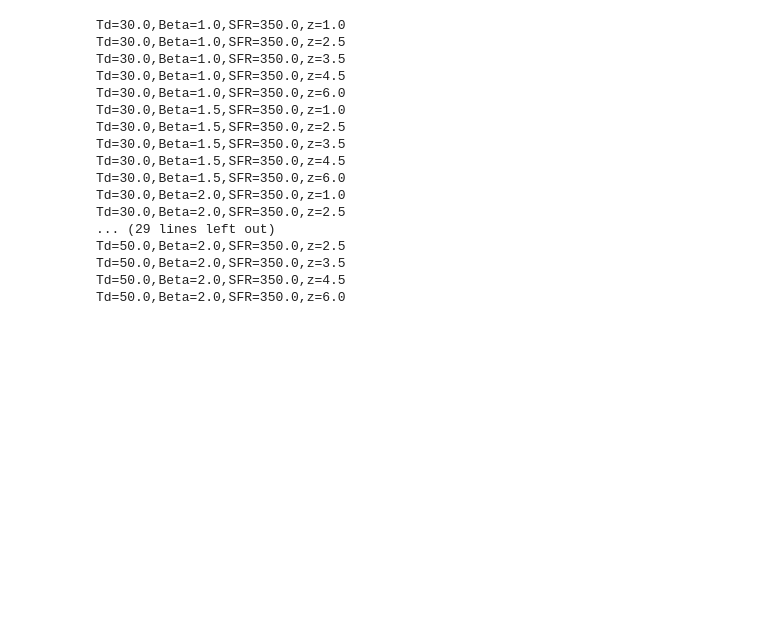
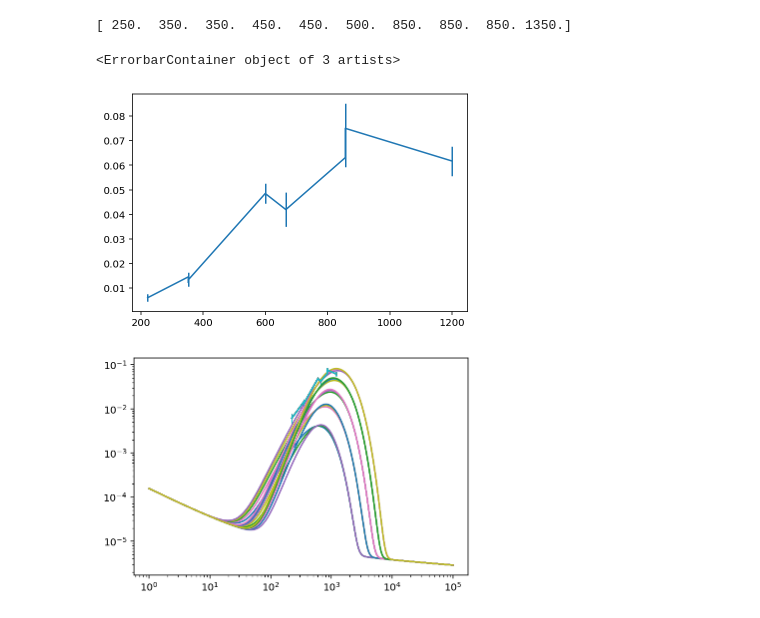
Before and after one commit to MalteBrinch/syntheticSED, a Jupyter notebook: SampleSED.ipynb, the cells around one changed output. Drawn from its saved outputs; the diff is of its cells as text; code cells hidden in the pictures; blank space fills up the shorter version.

```diff
--- a/SampleSED.ipynb
+++ b/SampleSED.ipynb
@@ -56,37 +56,61 @@ params = {'backend': 'ps',
 
 
 matplotlib.rcParams.update(params)
+# %%
+#data from SMMJ14011+0252
+z_SMM=2.56
+
+wav=np.array([250.,350.,350.,450.,450.,500.,850.,850.,850.,1350.])
+print(wav)
+wav=(1.E-9*3.E8/(wav*1.E-6))#*u.GHz
+flx=np.array([61.7,75.,63.1,42.,41.9,48.5,13.4,12.3,14.6,6.1])
+flx=flx/(10**3)
+flx_err=np.array([6.,10.,3.8,7.0,6.9,4.0,1.4,1.7,1.8,1.5])
+flx_err=flx_err/(10**3)
+#print(len(flx))
+plt.errorbar(wav,flx,flx_err)
+# %% [output]
+[ 250.  350.  350.  450.  450.  500.  850.  850.  850. 1350.]
+<ErrorbarContainer object of 3 artists>
+[figure, added]
 # %%
-#@title Generate SED Fluxes { form-width: "20%" }
-
-
-
 # Which wavelengths should be sampled?
 
 lmd_o = np.array([250.,350.,450.,500.,850.,1100.]) # Wavelenghts [um]
 
 # Generate SED model
 
-Td = [30.,40.,50.] #dust temperature [K]
+Td = [30.,40.,50.,60.,70.] #dust temperature [K]
 
 B = [1.,1.5,2.]# Beta value/slope
 
-SFR = 350. # should be fixed - this might be an ok value. [M_sun/yr]
+SFR = 1550. # should be fixed - this might be an ok value. [M_sun/yr]
 
-z = [1.,2.5,3.5,4.5,6.] # here we need an array
+z = [2.56]#[1.,2.5,3.5,4.5,6.] # here we need an array
 
+z_save=[None]*np.size(Td)*np.size(B)*np.size(SFR)*np.size(z)
+Td_save=[None]*np.size(Td)*np.size(B)*np.size(SFR)*np.size(z)
+B_save=[None]*np.size(Td)*np.size(B)*np.size(SFR)*np.size(z)
 save_name=[None]*np.size(Td)*np.size(B)*np.size(SFR)*np.size(z)
 g=0
 
 for k in range(0,len(Td)):
     for q in range(0,len(B)):
         for w in range(0,len(z)):
+            z_save[g]=z[w]
+            Td_save[g]=Td[k]
+            B_save[g]=B[q]
             frq_o, frq_r, flux_radio, flux_mm, flux = get_mBB_thick_radio(z=z[w], SFR=SFR, Td=Td[k], beta=B[q]) # Can probably discard this line
-
+            #print(max(flux_mm))
+            plt.plot(frq_o,flux)
+            plt.errorbar(wav,flx,flx_err)
+            plt.xscale("log")
+            plt.yscale("log")
+            #exit()
             # Get fluxes at sampled wavelengths
             flux_lmd_o = get_flux_from_sed(frq_o, flux, (1.E-9*3.E8/(lmd_o*1.E-6))*u.GHz)
             flux_lmd_o = flux_lmd_o*1.E3 # [mJy]
-
+            #print(flux_lmd_o)
             #Get rms noise and flux uncertainty
             rms_noise = flux_lmd_o*0.15 #scale of the noise is the same as the error. 15% of true value
             eflux_lmd_o = rms_noise # Uncertainty
@@ -101,7 +125,7 @@ for k in range(0,len(Td)):
             path = "C:/Users/blue/Desktop/Python/SynthSED"
             #file name gives info about SED
             name_of_file = "Td="+str(Td[k])+","+"Beta="+str(B[q])+","+"SFR="+str(SFR)+","+"z="+str(z[w])
-            print(name_of_file)
+            #print(name_of_file)
             save_name[g]=name_of_file
             g=g+1
             completeName = os.path.join(path, name_of_file+".txt")
@@ -114,20 +138,4 @@ for k in range(0,len(Td)):
 
             f.close()
 # %% [output]
-Td=30.0,Beta=1.0,SFR=350.0,z=1.0
-Td=30.0,Beta=1.0,SFR=350.0,z=2.5
-Td=30.0,Beta=1.0,SFR=350.0,z=3.5
-Td=30.0,Beta=1.0,SFR=350.0,z=4.5
-Td=30.0,Beta=1.0,SFR=350.0,z=6.0
-Td=30.0,Beta=1.5,SFR=350.0,z=1.0
-Td=30.0,Beta=1.5,SFR=350.0,z=2.5
-Td=30.0,Beta=1.5,SFR=350.0,z=3.5
-Td=30.0,Beta=1.5,SFR=350.0,z=4.5
-Td=30.0,Beta=1.5,SFR=350.0,z=6.0
-Td=30.0,Beta=2.0,SFR=350.0,z=1.0
-Td=30.0,Beta=2.0,SFR=350.0,z=2.5
-... (29 lines left out)
-Td=50.0,Beta=2.0,SFR=350.0,z=2.5
-Td=50.0,Beta=2.0,SFR=350.0,z=3.5
-Td=50.0,Beta=2.0,SFR=350.0,z=4.5
-Td=50.0,Beta=2.0,SFR=350.0,z=6.0
+[figure, added]
```
Also changed, not shown: parts of 16 cells of this notebook.
